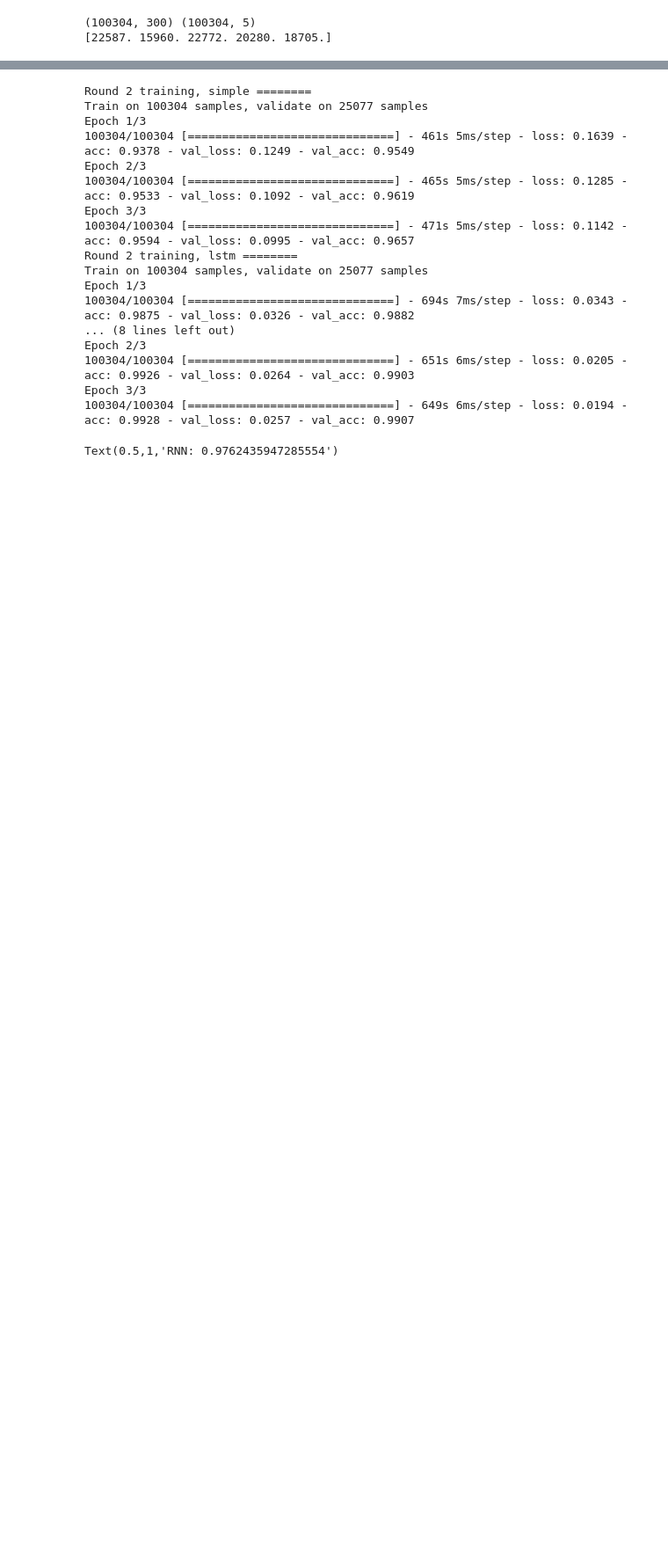
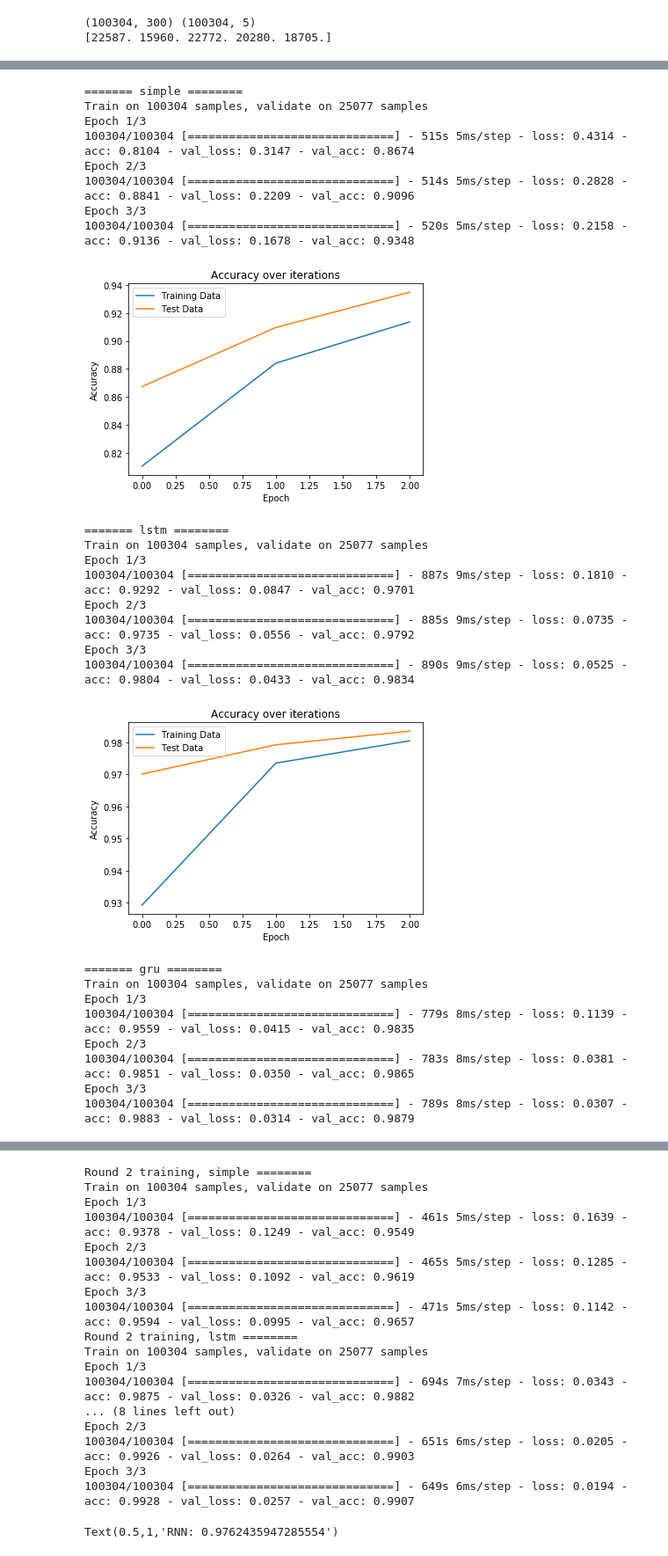
Before and after one commit to michaelcwatts123/JLab, a Jupyter notebook: Lab7/Lab7.ipynb, the cells around one changed output, grey strips where cells are left out. Shown: that part at 88% size. Saved outputs shown, nothing was run; the diff lists cells and outputs as text; code cells hidden in the pictures; blank space fills up the shorter version.

```diff
--- a/Lab7/Lab7.ipynb
+++ b/Lab7/Lab7.ipynb
@@ -179,0 +215,4 @@ Epoch 3/3
+# %%
+for count, rnn in enumerate(rnns):
+    name = 'large_data/' + str(count) + '.h5'
+    rnn.save(name)
@@ -179,0 +223,55 @@ Epoch 3/3
+# %%
+EMBED_SIZE = 50
+rnns = []
+input_holder = Input(shape=(X_train.shape[1], ))
+shared_embed = Embedding(top_words + 1, # input dimension (max int of OHE)
+                EMBED_SIZE, # output dimension size
+                input_length=MAX_ART_LEN)(input_holder) # number of words in each sequence
+
+for func in [SimpleRNN, LSTM, GRU]:
+
+    x = func(50, dropout=0.4, recurrent_dropout=0.2)(shared_embed)
+    x = Dense(NUM_CLASSES, activation='sigmoid')(x)
+    rnn=Model(inputs=input_holder,outputs=x)
+    rnn.compile(loss='binary_crossentropy',
+                  optimizer='rmsprop',
+                  metrics=['accuracy'])
+    rnns.append(rnn)
+# %%
+for rnn, name in zip(rnns,['simple','lstm','gru']):
+    print('=======',name,'========')
+    info = rnn.fit(X_train, y_train_ohe, epochs=3, batch_size=64, validation_data=(X_test, y_test_ohe))
+    plt.plot(info.history['acc'])
+    plt.plot(info.history['val_acc'])
+    plt.title('Accuracy over iterations')
+    plt.ylabel('Accuracy')
+    plt.xlabel('Epoch')
+    plt.legend(['Training Data', 'Test Data'])
+    plt.show()
+# %% [output]
+======= simple ========
+Train on 100304 samples, validate on 25077 samples
+Epoch 1/3
+100304/100304 [==============================] - 515s 5ms/step - loss: 0.4314 - acc: 0.8104 - val_loss: 0.3147 - val_acc: 0.8674
+Epoch 2/3
+100304/100304 [==============================] - 514s 5ms/step - loss: 0.2828 - acc: 0.8841 - val_loss: 0.2209 - val_acc: 0.9096
+Epoch 3/3
+100304/100304 [==============================] - 520s 5ms/step - loss: 0.2158 - acc: 0.9136 - val_loss: 0.1678 - val_acc: 0.9348
+[figure, added]
+======= lstm ========
+Train on 100304 samples, validate on 25077 samples
+Epoch 1/3
+100304/100304 [==============================] - 887s 9ms/step - loss: 0.1810 - acc: 0.9292 - val_loss: 0.0847 - val_acc: 0.9701
+Epoch 2/3
+100304/100304 [==============================] - 885s 9ms/step - loss: 0.0735 - acc: 0.9735 - val_loss: 0.0556 - val_acc: 0.9792
+Epoch 3/3
+100304/100304 [==============================] - 890s 9ms/step - loss: 0.0525 - acc: 0.9804 - val_loss: 0.0433 - val_acc: 0.9834
+[figure, added]
+======= gru ========
+Train on 100304 samples, validate on 25077 samples
+Epoch 1/3
+100304/100304 [==============================] - 779s 8ms/step - loss: 0.1139 - acc: 0.9559 - val_loss: 0.0415 - val_acc: 0.9835
+Epoch 2/3
+100304/100304 [==============================] - 783s 8ms/step - loss: 0.0381 - acc: 0.9851 - val_loss: 0.0350 - val_acc: 0.9865
+Epoch 3/3
+100304/100304 [==============================] - 789s 8ms/step - loss: 0.0307 - acc: 0.9883 - val_loss: 0.0314 - val_acc: 0.9879
```
Also changed, not shown: parts of 33 cells of this notebook.
